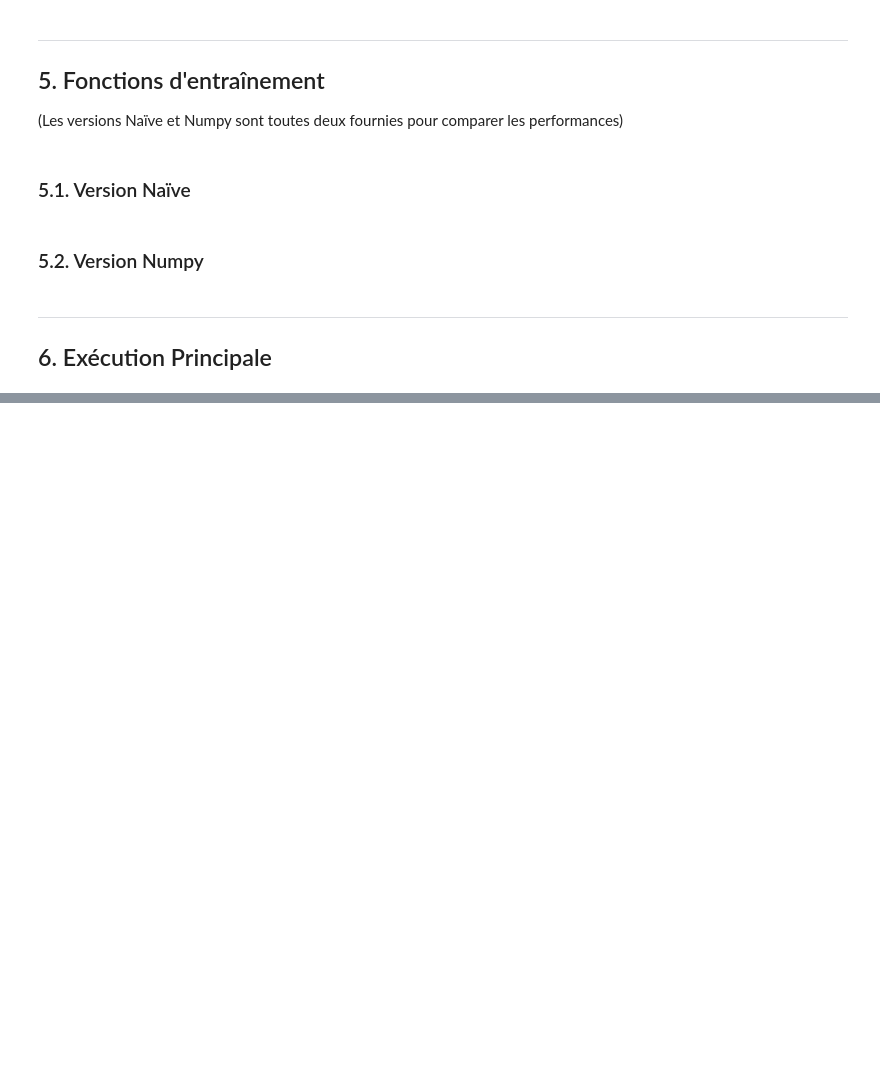
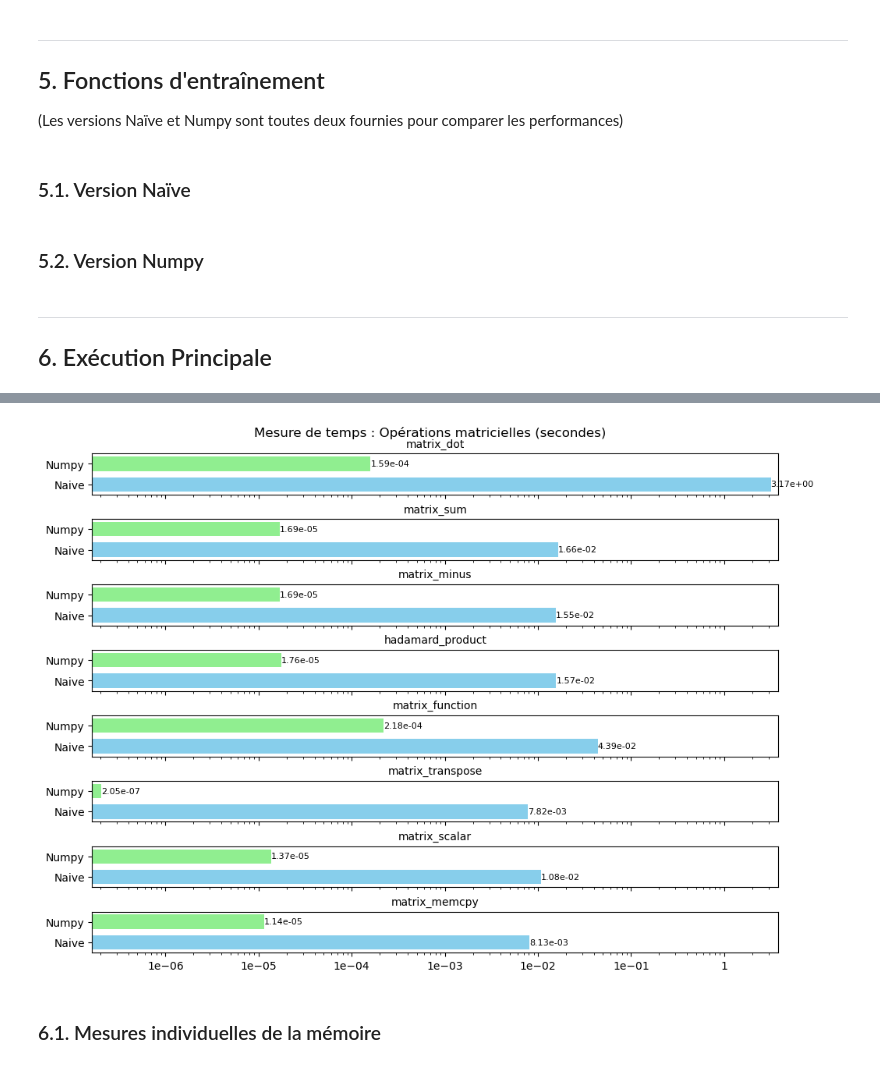
Before and after one commit to 54CHA-PJ/ECN-GPU-DEEP, a Jupyter notebook: main.ipynb, the cells around one changed output, grey strips where cells are left out. Cells and saved outputs as stored; diff of their text form; code cells hidden in the pictures; blank space fills up the shorter version.

Commit message:
add memory and time profiling

```diff
--- a/main.ipynb
+++ b/main.ipynb
@@ -426,0 +483,6 @@ for epoch in range(NEPOCHS):
+# %%
+results_time = {}
+for func_name, func_call in all_functions_200.items():
+    print(f"\n=== {func_name} ===")
+    time_result = get_ipython().run_line_magic('timeit', '-o func_call()')
+    results_time[func_name] = time_result
@@ -426,0 +507,43 @@ for epoch in range(NEPOCHS):
+# %%
+def plot_results_timeit(results, title):
+
+    pairs = []
+    for key, val in results.items():
+        if 'naive' in key:
+            numpy_key = key.replace('naive', 'numpy')
+            if numpy_key in results:
+                pairs.append((key.replace('_naive', ''), val.best, results[numpy_key].best))
+
+    n_plots = len(pairs)
+    fig, axes = plt.subplots(n_plots, 1, figsize=(10, n_plots * 0.9), sharex=True)
+    if n_plots == 1:
+        axes = [axes]
+    global_min = min(min(naive, numpy) for _, naive, numpy in pairs)
+    global_max = max(max(naive, numpy) for _, naive, numpy in pairs)
+
+    for ax, (operation, naive_val, numpy_val) in zip(axes, pairs):
+        y_positions = [1.95, 2.05]
+        bar_height = 0.07
+        ax.barh(y_positions, [naive_val, numpy_val], color=['skyblue', 'lightgreen'], height=bar_height)
+        ax.set_title(operation, fontsize=10)
+        ax.set_xscale('log')
+        lower_limit = max(global_min * 0.8, 1e-12)
+        ax.set_xlim(lower_limit, global_max * 1.2)
+        ax.xaxis.set_major_locator(mticker.LogLocator(base=10.0))
+        ax.xaxis.set_major_formatter(mticker.LogFormatter(base=10.0, labelOnlyBase=False))
+        ax.set_ylim(1.9, 2.1)
+        ax.set_yticks(y_positions)
+        ax.set_yticklabels(['Naive', 'Numpy'])
+
+        for pos, val in zip(y_positions, [naive_val, numpy_val]):
+            ax.text(val, pos, f'{val:.2e}', va='center', ha='left', color='black', fontsize=8)
+
+    plt.suptitle(title, fontsize=12)
+    plt.tight_layout(pad=0.5, h_pad=0.5, w_pad=0.5)
+    plt.show()
+
+plot_results_timeit(results_time, "Mesure de temps : Opérations matricielles (secondes)")
+# %% [output]
+[figure, added]
+# %% [markdown]
+### 6.1. Mesures individuelles de la mémoire
```
Also changed, not shown: parts of 24 cells of this notebook, 2 other files.
